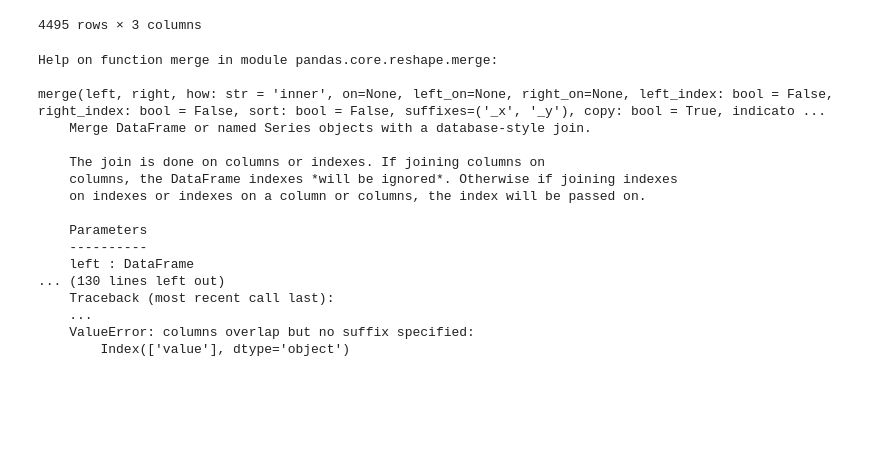
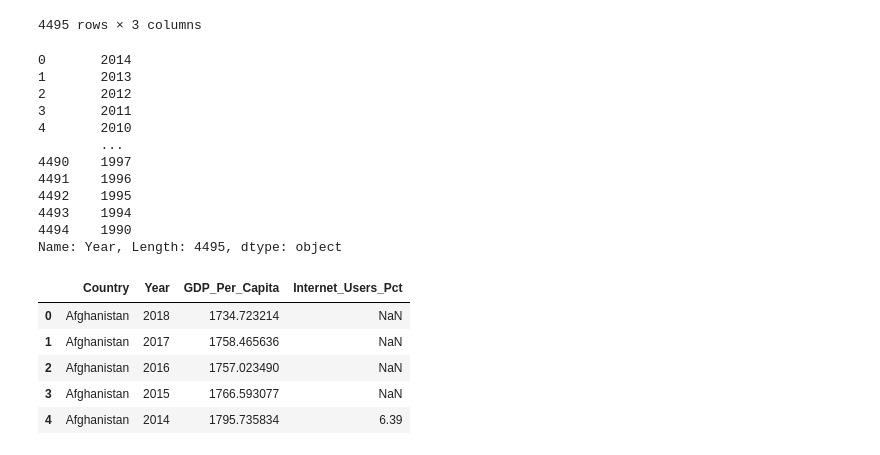
Before and after one commit to Jess-Morrison/UN_Data_Python-, a Jupyter notebook: notebooks/UN_DATA.ipynb, the cells around one changed output. Drawn from its saved outputs; the diff is of its cells as text; code cells hidden in the pictures; blank space fills up the shorter version.

```diff
--- a/notebooks/UN_DATA.ipynb
+++ b/notebooks/UN_DATA.ipynb
@@ -160 +160,16 @@ gdp_df=gdp_df.rename(columns={'Country or Area':'Country','Value':'Internet_User
+# %%
+internet_df['Year'].astype(object)
+# %% [output]
+0       2014
+1       2013
+2       2012
+3       2011
+4       2010
+        ...
+4490    1997
+4491    1996
+4492    1995
+4493    1994
+4494    1990
+Name: Year, Length: 4495, dtype: object
 # %%
@@ -162,20 +177,9 @@ new_data=pd.merge(gdp_df,internet_df,on='Country',how='outer')
-# %%
-help(pd.merge)
-# %% [output]
-Help on function merge in module pandas.core.reshape.merge:
-
-merge(left, right, how: str = 'inner', on=None, left_on=None, right_on=None, left_index: bool = False, right_index: bool = False, sort: bool = False, suffixes=('_x', '_y'), copy: bool = True, indicato ...
-    Merge DataFrame or named Series objects with a database-style join.
-
-    The join is done on columns or indexes. If joining columns on
-    columns, the DataFrame indexes *will be ignored*. Otherwise if joining indexes
-    on indexes or indexes on a column or columns, the index will be passed on.
-
-    Parameters
-    ----------
-    left : DataFrame
-... (130 lines left out)
-    Traceback (most recent call last):
-    ...
-    ValueError: columns overlap but no suffix specified:
-        Index(['value'], dtype='object')
+# %%
+gdp_and_internet_use.head(5)
+# %% [output]
+|  | Country | Year | GDP_Per_Capita | Internet_Users_Pct |
+| 0 | Afghanistan | 2018 | 1734.723214 | NaN |
+| 1 | Afghanistan | 2017 | 1758.465636 | NaN |
+| 2 | Afghanistan | 2016 | 1757.023490 | NaN |
+| 3 | Afghanistan | 2015 | 1766.593077 | NaN |
+| 4 | Afghanistan | 2014 | 1795.735834 | 6.39 |
```
Also changed, not shown: parts of 28 cells of this notebook.
